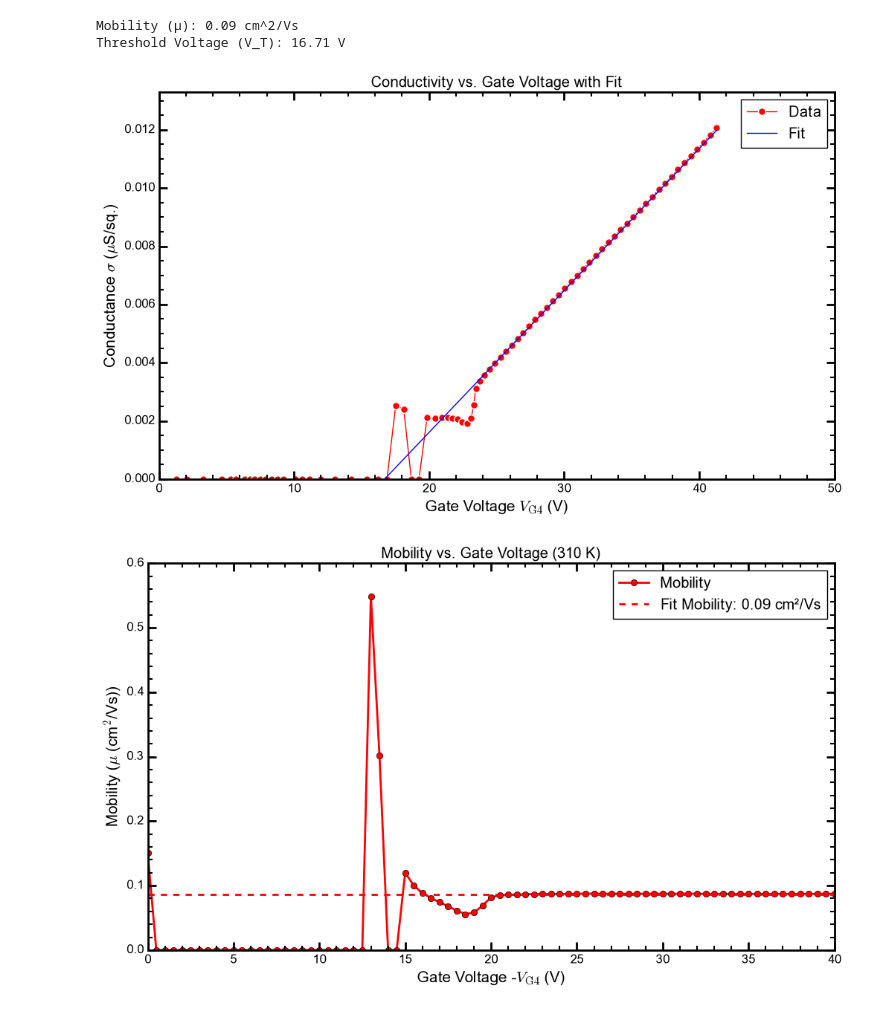
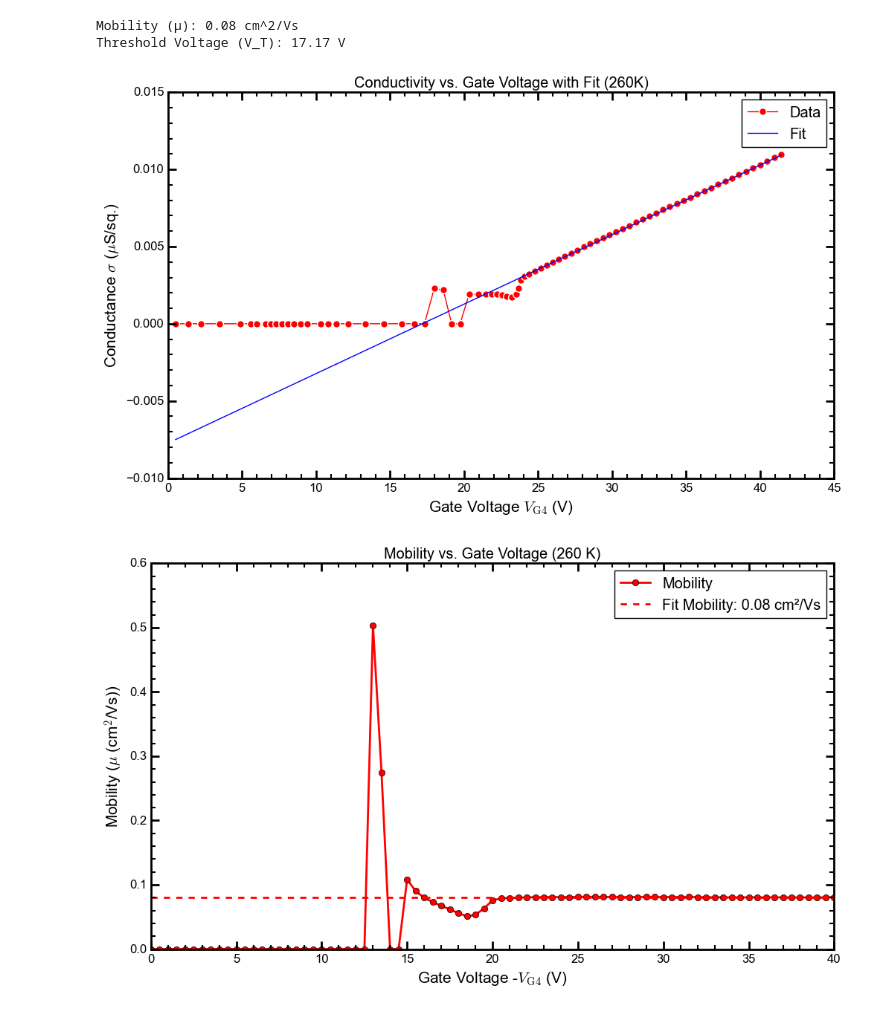
Before and after one commit to phamtrungkien8904/BachelorThesis, a Jupyter notebook: vdP-Cryostat-5/single.ipynb, the cells around one changed output. Drawn from its saved outputs; the diff is of its cells as text; code cells hidden in the pictures.

```diff
--- a/vdP-Cryostat-5/single.ipynb
+++ b/vdP-Cryostat-5/single.ipynb
@@ -88,39 +88,39 @@ print(f"Mobility (μ): {mu:.2f} cm^2/Vs")
 print(f"Threshold Voltage (V_T): {V_T:.2f} V")
 
 
 
 # 1-sigma parameter uncertainties from covariance matrix
 perr = np.sqrt(np.diag(pcov))
 
 plt.plot(
     V_del,
     sigma * 1e6,
     color='red',
     marker='o',
     markevery=1,
     ls='-',
     label='Data',
     markeredgecolor="white", markeredgewidth=1, markersize=7
     )
 plt.plot(
     V_del,
     sigma_fit * 1e6,
     color='blue',
     ls='-',
     label=f'Fit'
     )
 plt.xlabel(r"Gate Voltage $V_\text{G4}$ (V)")
 plt.ylabel(r"Conductance $\sigma$ ($\mu$S/sq.)")
-plt.title("Conductivity vs. Gate Voltage with Fit")
-plt.xlim(0,50)
-plt.ylim(0, sigma.max() * 1e6 * 1.1)  # Convert to μS/sq. for y-axis limits
+plt.title("Conductivity vs. Gate Voltage with Fit (260K)")
+# plt.xlim(0,50)
+# plt.ylim(0, 0.0001)  # Convert to μS/sq. for y-axis limits
 plt.legend(numpoints=1)
 plt.savefig("sigma_hot.eps", format = 'eps')
 plt.show()
 # %% [output]
-Mobility (μ): 0.09 cm^2/Vs
-Threshold Voltage (V_T): 16.71 V
+Mobility (μ): 0.08 cm^2/Vs
+Threshold Voltage (V_T): 17.17 V
-[figure, old version]
+[figure, new version]
 # %%
 mu_var = sigma/Ci/(V_del - V_T) * 1e4
 
@@ -139,13 +139,13 @@ plt.axhline(mu, color='red', ls='--', lw=2, label=f'Fit Mobility: {mu:.2f} cm²/
 
 plt.xlabel(r"Gate Voltage -$V_\text{G4}$ (V)")
 plt.ylabel(r"Mobility ($\mu$ (cm$^2$/Vs))")
-plt.title("Mobility vs. Gate Voltage (310 K)")
-# plt.xlim(15, 28)
+plt.title("Mobility vs. Gate Voltage (260 K)")
+plt.xlim(0, 40)
 plt.legend(numpoints=1)
 plt.savefig("mu_hot.eps", format = 'eps')
 plt.show()
 # %% [output]
-[figure, old version]
+[figure, new version]
 # %%
 plt.plot(
     -V_GS,
```
Also changed, not shown: parts of 2 cells of this notebook, 6 other files.
